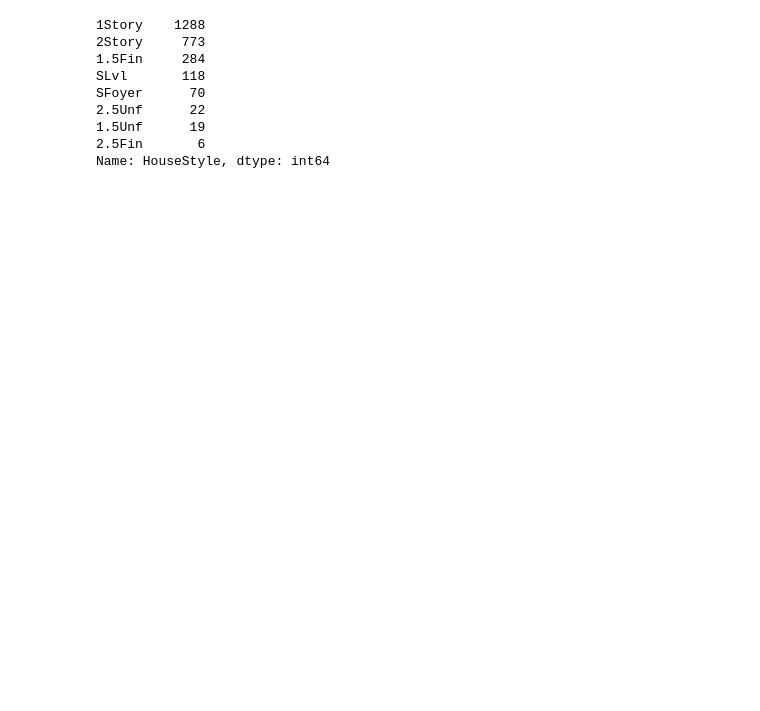
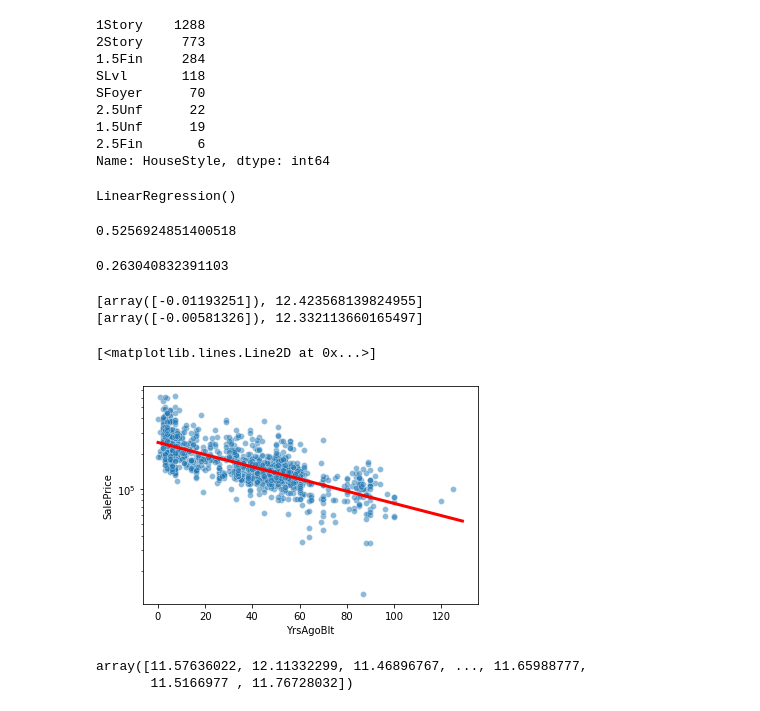
Before and after one commit to kchander92/NYCDSA-Machine-Learning-Project, a Jupyter notebook: Machine Learning EDA and Modeling.ipynb, the cells around one changed output. Drawn from its saved outputs; the diff is of its cells as text; code cells hidden in the pictures; blank space fills up the shorter version.

Commit message:
Develop exponential and power regression models for 1- and 2-story homes as function of years ago built

```diff
--- a/Machine Learning EDA and Modeling.ipynb
+++ b/Machine Learning EDA and Modeling.ipynb
@@ -338,3 +338,45 @@ SFoyer      70
 1.5Unf      19
 2.5Fin       6
 Name: HouseStyle, dtype: int64
+# %%
+lm_1story = LinearRegression()
+lm_1story.fit(housing_clean[housing_clean['HouseStyle'] == '1Story'][['YrsAgoBlt']],
+              np.log(housing_clean[housing_clean['HouseStyle'] == '1Story']['SalePrice']))
+
+lm_2story = LinearRegression()
+lm_2story.fit(housing_clean[housing_clean['HouseStyle'] == '2Story'][['YrsAgoBlt']],
+              np.log(housing_clean[housing_clean['HouseStyle'] == '2Story']['SalePrice']))
+# %% [output]
+LinearRegression()
+# %%
+lm_1story.score(housing_clean[housing_clean['HouseStyle'] == '1Story'][['YrsAgoBlt']],
+              np.log(housing_clean[housing_clean['HouseStyle'] == '1Story']['SalePrice']))
+# %% [output]
+0.5256924851400518
+# %%
+lm_2story.score(housing_clean[housing_clean['HouseStyle'] == '2Story'][['YrsAgoBlt']],
+              np.log(housing_clean[housing_clean['HouseStyle'] == '2Story']['SalePrice']))
+# %% [output]
+0.263040832391103
+# %%
+print([lm_1story.coef_, lm_1story.intercept_])
+print([lm_2story.coef_, lm_2story.intercept_])
+# %% [output]
+[array([-0.01193251]), 12.423568139824955]
+[array([-0.00581326]), 12.332113660165497]
+# %%
+plt.yscale('log')
+
+sb.scatterplot(data=housing_clean[housing_clean['HouseStyle'] == '1Story'],
+               x='YrsAgoBlt', y='SalePrice', alpha=0.5)
+plt.plot(range(0, 130),
+         np.exp(lm_1story.intercept_)*np.power(np.exp(lm_1story.coef_[0]),range(0, 130)), 'r', linewidth=3)
+# %% [output]
+[<matplotlib.lines.Line2D at 0x...>]
+[figure, added]
+# %%
+logprice_predict_1story = lm_1story.predict(housing_clean[housing_clean['HouseStyle'] == '1Story'][['YrsAgoBlt']])
+logprice_predict_1story
+# %% [output]
+array([11.57636022, 12.11332299, 11.46896767, ..., 11.65988777,
+       11.5166977 , 11.76728032])
```
Also changed, not shown: parts of 13 cells of this notebook.
